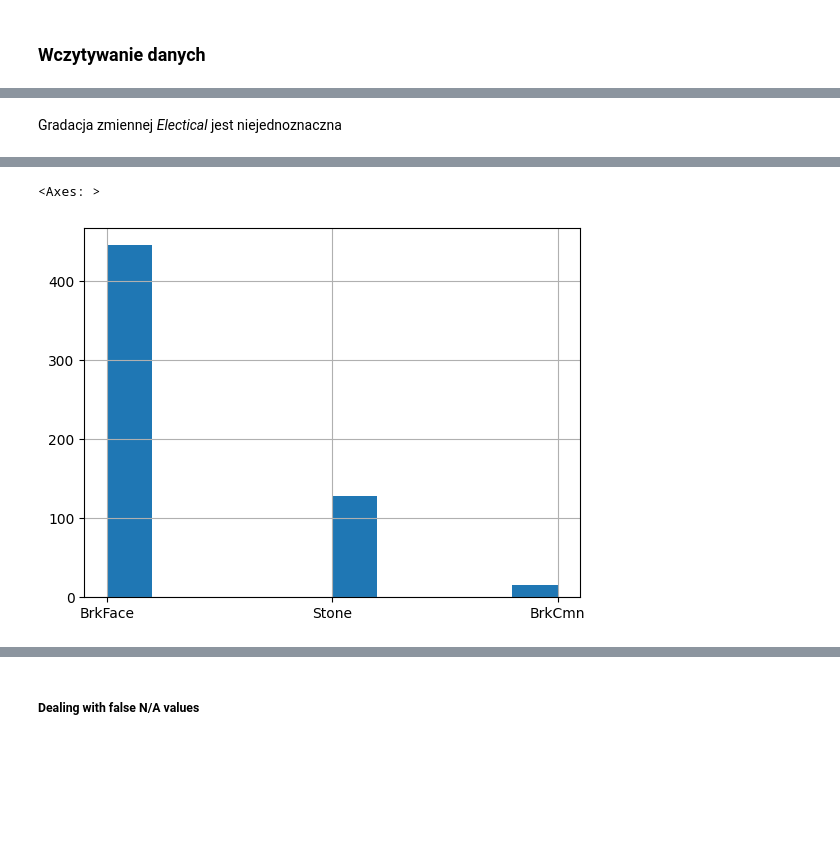
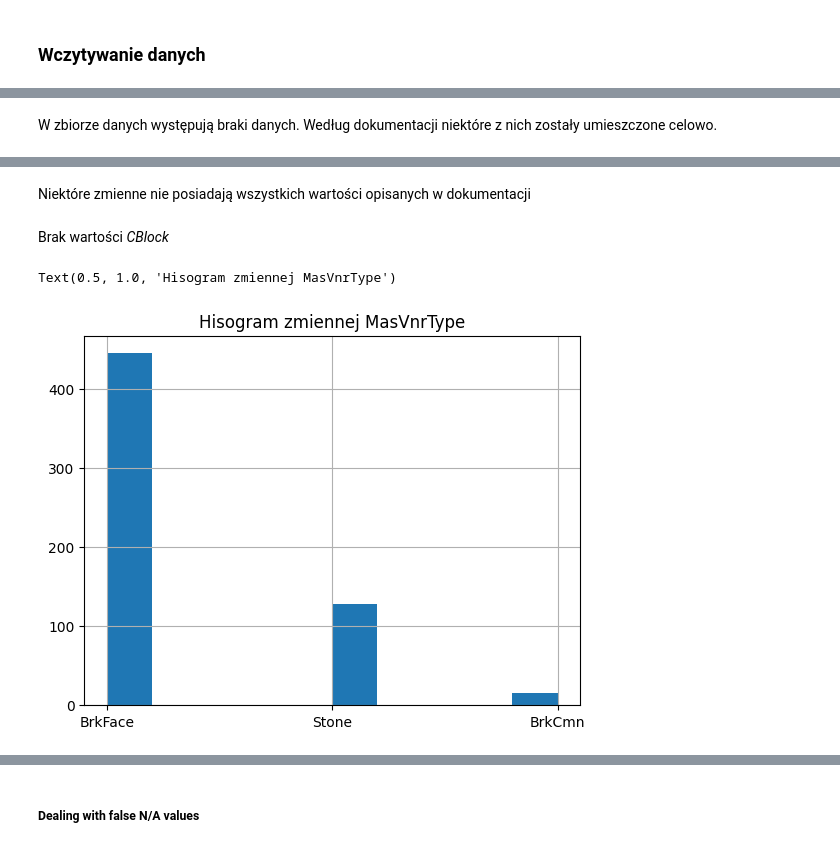
Before and after one commit to R4ken/Machine-Learning-Analysis, a Jupyter notebook: regression/solution.ipynb, the cells around one changed output, grey strips where cells are left out. Cells and saved outputs as stored; diff of their text form; code cells hidden in the pictures; blank space fills up the shorter version.

```diff
--- a/regression/solution.ipynb
+++ b/regression/solution.ipynb
@@ -44,8 +35,8 @@ Index(['MSSubClass', 'MSZoning', 'LotFrontage', 'LotArea', 'Street', 'Alley',
        'ScreenPorch', 'PoolArea', 'PoolQC', 'Fence', 'MiscFeature', 'MiscVal',
        'MoSold', 'YrSold', 'SaleType', 'SaleCondition', 'SalePrice'],
       dtype='str')
-# %% [markdown]
-Gradacja zmiennej *Electical* jest niejednoznaczna
+# %% [markdown]
+W zbiorze danych występują braki danych. </br> Według dokumentacji niektóre z nich zostały umieszczone celowo.
 # %%
 missing_values = df.isna().sum()
 missing_values[missing_values > 0]
@@ -70,8 +61,13 @@ PoolQC          1453
 Fence           1179
 MiscFeature     1406
 dtype: int64
+# %% [markdown]
+Niektóre zmienne nie posiadają wszystkich wartości opisanych w dokumentacji
+# %% [markdown]
+Brak wartości *CBlock*
 # %%
 df.MasVnrType.hist()
+plt.title("Hisogram zmiennej MasVnrType")
 # %% [output]
-<Axes: >
+Text(0.5, 1.0, 'Hisogram zmiennej MasVnrType')
-[figure, old version]
+[figure, new version]
```
Also changed, not shown: parts of 37 cells of this notebook.
